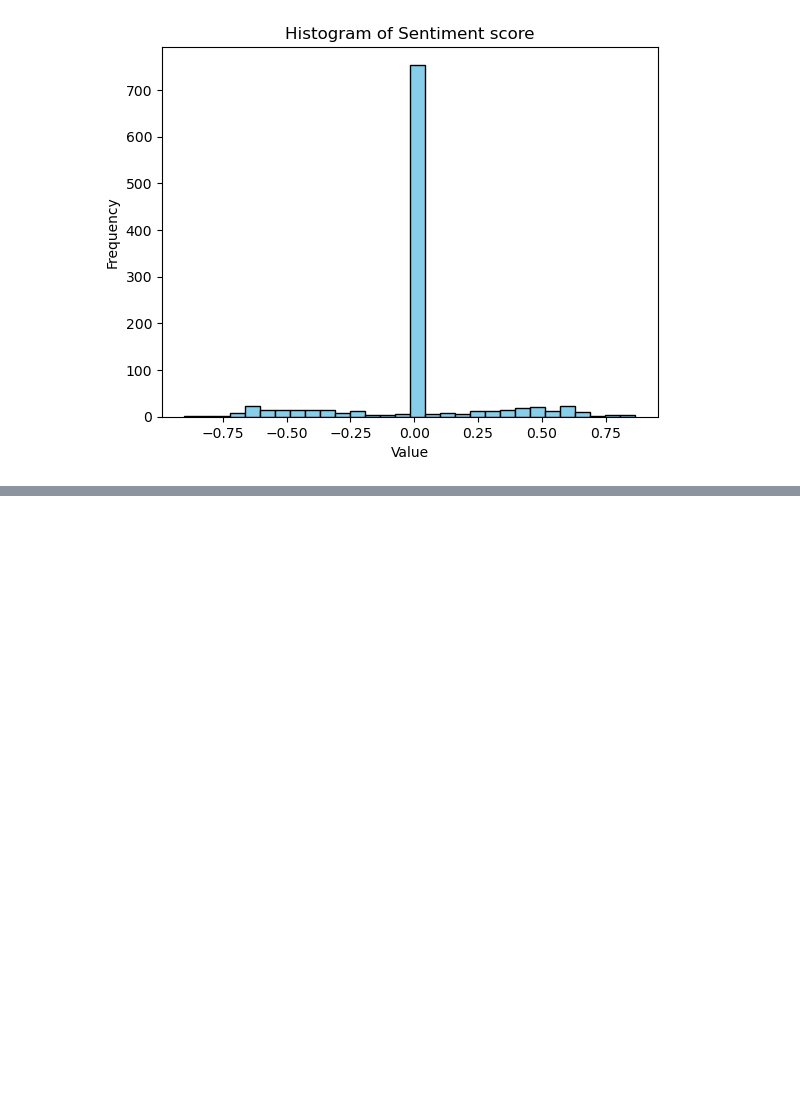
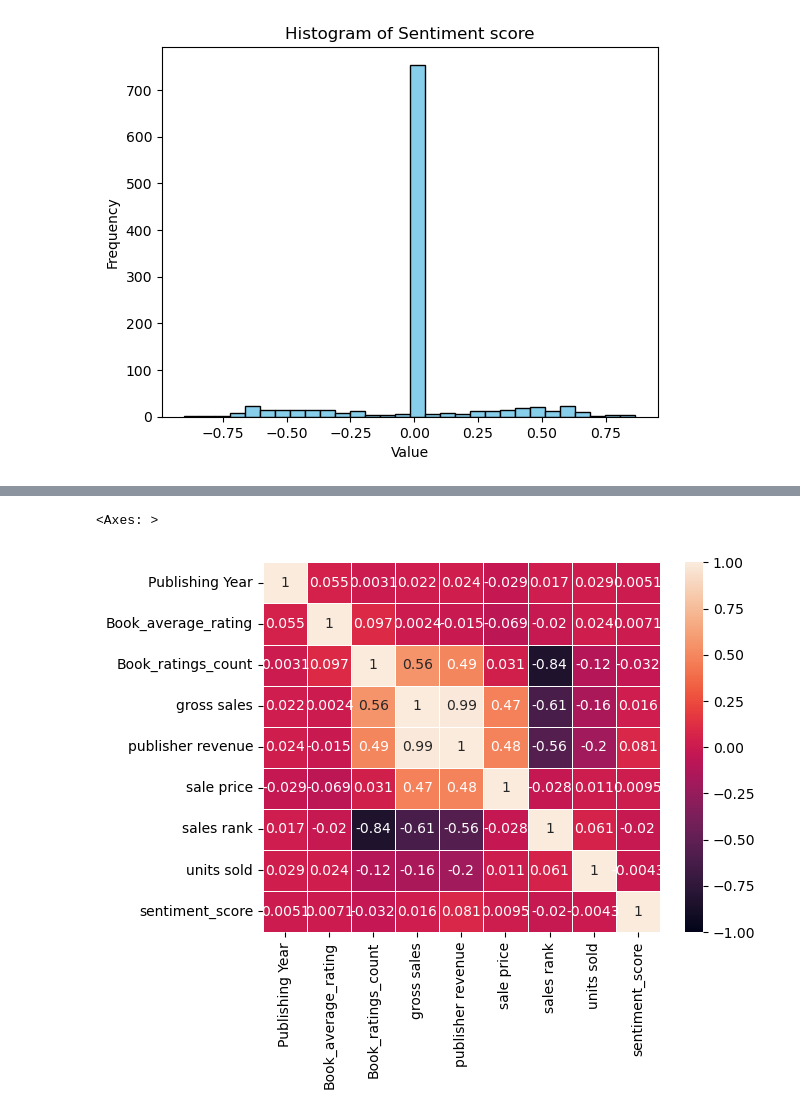
Before and after one commit to LnTrelease16/Book-Project, a Jupyter notebook: Untitled-1.ipynb, the cells around one changed output, grey strips where cells are left out. Saved outputs shown, nothing was run; the diff lists cells and outputs as text; code cells hidden in the pictures; blank space fills up the shorter version.

```diff
--- a/Untitled-1.ipynb
+++ b/Untitled-1.ipynb
@@ -91,0 +143,14 @@ plt.show()
+# %%
+book_data['units sold'] = np.log(book_data['units sold'])
+book_data['sale price'] = np.log(book_data['sale price'])
+book_data['Book_ratings_count'] = np.log(book_data['Book_ratings_count'])
+book_data['publisher revenue'] = np.log(book_data['publisher revenue'])
+book_data['gross sales'] = np.log(book_data['gross sales'])
+# %%
+book_cont_data = book_data.select_dtypes(include=['float64', 'int64'])
+# %%
+correlations = book_cont_data.corr()
+sns.heatmap(correlations, annot=True, vmin=-1, vmax=1, linewidth=.5)
+# %% [output]
+<Axes: >
+[figure, added]
```
Also changed, not shown: parts of 7 cells of this notebook.
